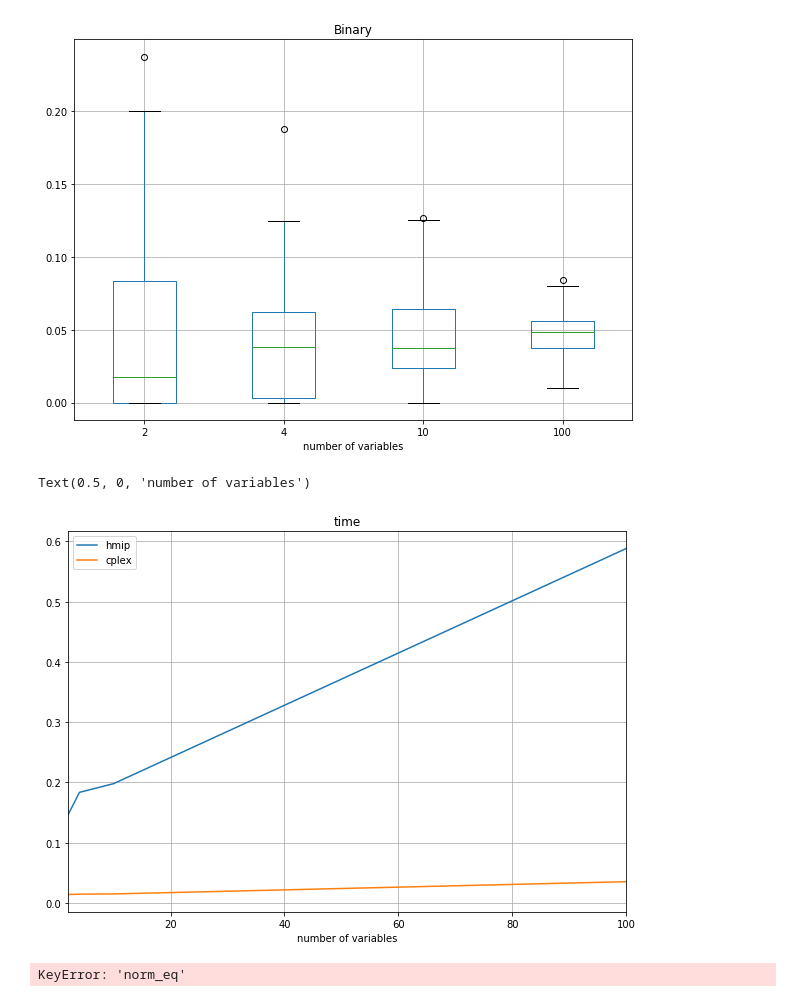
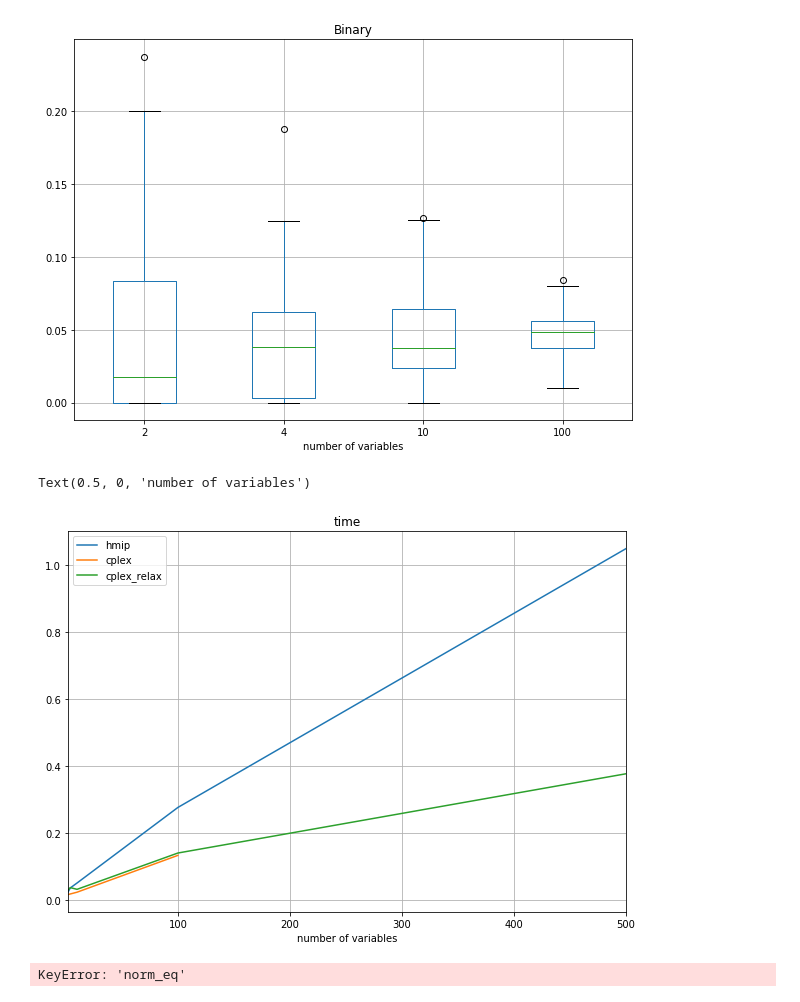
Before and after one commit to mathildebadoual/hmip, a Jupyter notebook: plots_paper.ipynb, the cells around one changed output. Drawn from its saved outputs; the diff is of its cells as text; code cells hidden in the pictures.

```diff
--- a/plots_paper.ipynb
+++ b/plots_paper.ipynb
@@ -7,7 +7,7 @@ import plotly.graph_objects as go
 from plotly.subplots import make_subplots
 import plotly.express as px
 # %%
-stats = pd.read_csv('solve/stats_save.csv')
+stats = pd.read_csv('stats_without_constraints.csv')
 stats
 # %% [output]
 |  | Unnamed: 0 | num_variables | activation_function | absorption_criterion | ascent_stop_criterion | ... |
@@ -31,6 +31,7 @@ stats
 # %%
-stats = stats[['num_variables', 'f_value', 'f_cplex', 't_hmip', 't_cplex', 'binary', 'activation_function', 'direction_type']]
+stats = stats[['num_variables', 'f_value', 'f_cplex', 'f_cplex_relax', 't_hmip', 't_cplex', 't_cplex_relax', 'binary', 'activation_function', 'direction_type']]
 stats['diff'] = (stats['f_value'] - stats['f_cplex'])
+stats
 # %% [output]
 A value is trying to be set on a copy of a slice from a DataFrame.
 Try using .loc[row_indexer,col_indexer] = value instead
@@ -39,5 +58,6 @@ See the caveats in the documentation: http://pandas.pydata.org/pandas-docs/stabl
 # %%
-stats_1 = stats[(stats['activation_function'] == 'sin') & (stats['direction_type'] == 'binary')]
+# stats_1 = stats[(stats['activation_function'] == 'pwl') & (stats['direction_type'] == 'binary')]
+stats_1 = stats
 # %%
 stats_new = pd.DataFrame()
 stats_new['2'] = stats_1[stats_1['num_variables'] == 2]['diff'].values / 2
@@ -65,29 +85,41 @@ Text(0.5, 0, 'number of variables')
 # %%
 time_hmip = {}
 time_hmip[2] = stats_1[stats_1['num_variables'] == 2]['t_hmip'].values.mean()
 time_hmip[4] = stats_1[stats_1['num_variables'] == 4]['t_hmip'].values.mean()
 time_hmip[10] = stats_1[stats_1['num_variables'] == 10]['t_hmip'].values.mean()
 time_hmip[100] = stats_1[stats_1['num_variables'] == 100]['t_hmip'].values.mean()
+time_hmip[500] = stats_1[stats_1['num_variables'] == 500]['t_hmip'].values.mean()
 
 time_hmip = pd.DataFrame.from_dict(time_hmip, orient='index', columns=['hmip'])
 
 time_cplex = {}
 time_cplex[2] = stats_1[stats_1['num_variables'] == 2]['t_cplex'].values.mean()
 time_cplex[4] = stats_1[stats_1['num_variables'] == 4]['t_cplex'].values.mean()
 time_cplex[10] = stats_1[stats_1['num_variables'] == 10]['t_cplex'].values.mean()
 time_cplex[100] = stats_1[stats_1['num_variables'] == 100]['t_cplex'].values.mean()
+time_cplex[500] = stats_1[stats_1['num_variables'] == 500]['t_cplex'].values.mean()
 
 time_cplex = pd.DataFrame.from_dict(time_cplex, orient='index', columns=['cplex'])
 
-time = pd.concat([time_cplex, time_hmip], sort=False)
+time_cplex_relax = {}
+time_cplex_relax[2] = stats_1[stats_1['num_variables'] == 2]['t_cplex_relax'].values.mean()
+time_cplex_relax[4] = stats_1[stats_1['num_variables'] == 4]['t_cplex_relax'].values.mean()
+time_cplex_relax[10] = stats_1[stats_1['num_variables'] == 10]['t_cplex_relax'].values.mean()
+time_cplex_relax[100] = stats_1[stats_1['num_variables'] == 100]['t_cplex_relax'].values.mean()
+time_cplex_relax[500] = stats_1[stats_1['num_variables'] == 500]['t_cplex_relax'].values.mean()
+
+time_cplex_relax = pd.DataFrame.from_dict(time_cplex_relax, orient='index', columns=['cplex_relax'])
+
+time = pd.concat([time_cplex, time_hmip, time_cplex_relax], sort=False)
 
 ax = time_hmip.plot(grid=True, figsize=(10, 7), title='time')
 time_cplex.plot(ax=ax, figsize=(10, 7), grid=True, title='time')
+time_cplex_relax.plot(ax=ax, figsize=(10, 7), grid=True, title='time')
 
 plt.xlabel('number of variables')
 # %% [output]
 Text(0.5, 0, 'number of variables')
-[figure, old version]
+[figure, new version]
 # %%
 stats_new = pd.DataFrame()
 stats_new[2] = stats_1[stats_1['num_variables'] == 2]['norm_eq'].values / 2
```
Also changed, not shown: parts of 3 cells of this notebook, 3 other files.
